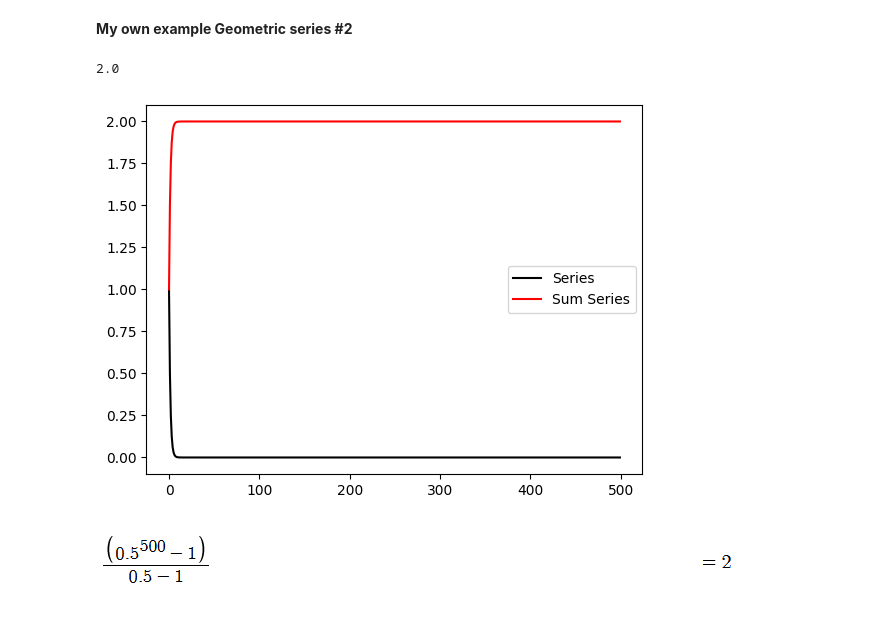
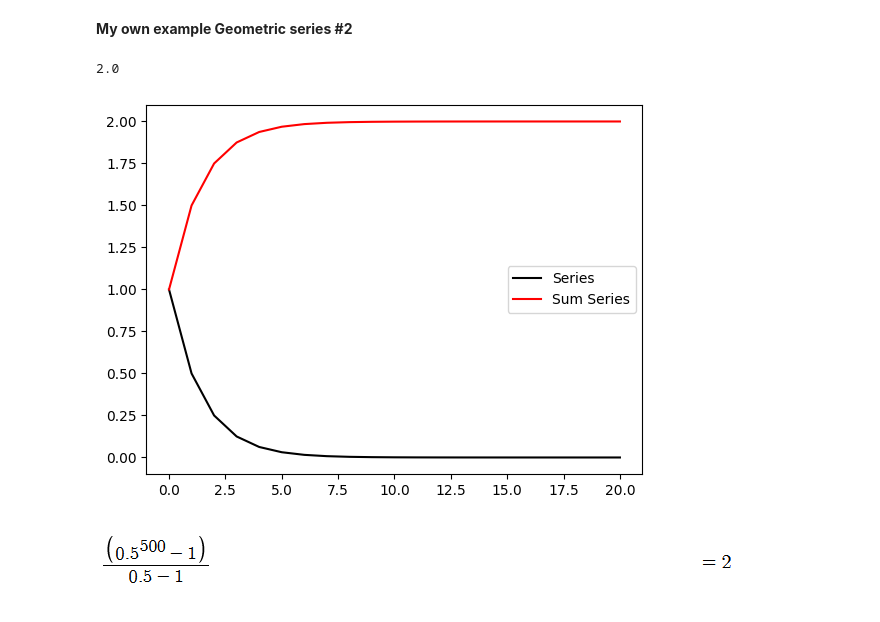
Before and after one commit to jivegabe/MetNumUN2023I, a Jupyter notebook: Lab1/jivegabeArithmeticSeriesGeometricSeriesPowerSums.ipynb, the cells around one changed output. Drawn from its saved outputs; the diff is of its cells as text; code cells hidden in the pictures.

```diff
--- a/Lab1/jivegabeArithmeticSeriesGeometricSeriesPowerSums.ipynb
+++ b/Lab1/jivegabeArithmeticSeriesGeometricSeriesPowerSums.ipynb
@@ -305,8 +305,9 @@ series=[]
 sumSeries=[]
 for i in range (500):
   sum = sum + r**i
-  series.append(r**i)
-  sumSeries.append(sum)
+  if (i<=20):
+    series.append(r**i)
+    sumSeries.append(sum)
 
 plt.plot(series, color='black',label='Series')
 plt.plot(sumSeries, color='red',label='Sum Series')
@@ -340,22 +341,23 @@ Plot the firts 60 terms and the partial sums
 # %%
 import matplotlib.pyplot as plt
 sum = 0
 r=0.5
 series=[]
 sumSeries=[]
 for i in range (500):
   sum = sum + r**i
-  series.append(r**i)
-  sumSeries.append(sum)
+  if(i<=20):
+    series.append(r**i)
+    sumSeries.append(sum)
 
 plt.plot(series, color='black',label='Series')
 plt.plot(sumSeries, color='red',label='Sum Series')
 plt.legend()
 
 print(sum)
 # %% [output]
 2.0
-[figure, old version]
+[figure, new version]
 # %% [markdown]
 ![imagen.png](embedded-picture-1)
 # %% [markdown]
```
Also changed, not shown: parts of 1 cell of this notebook.
